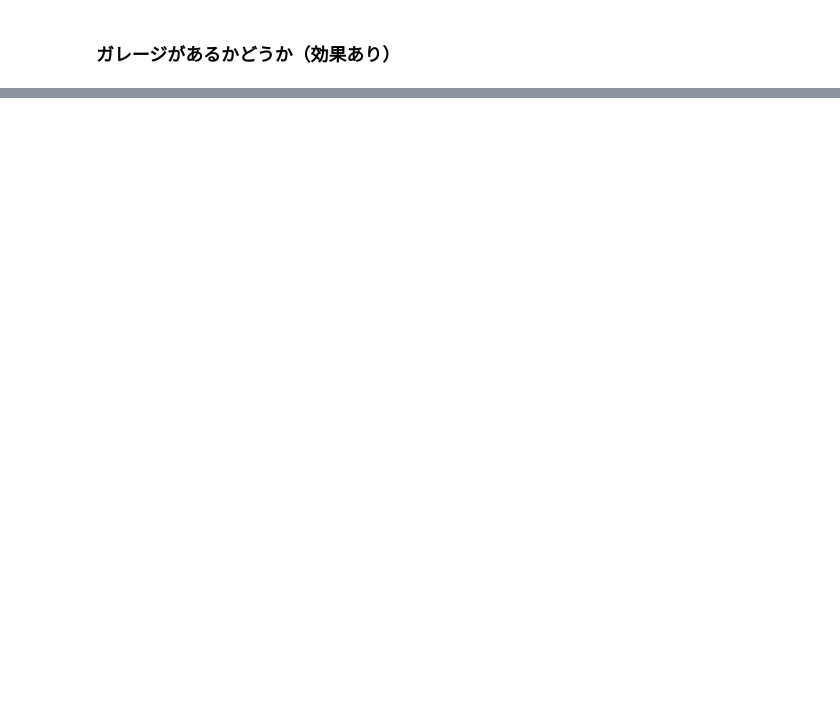
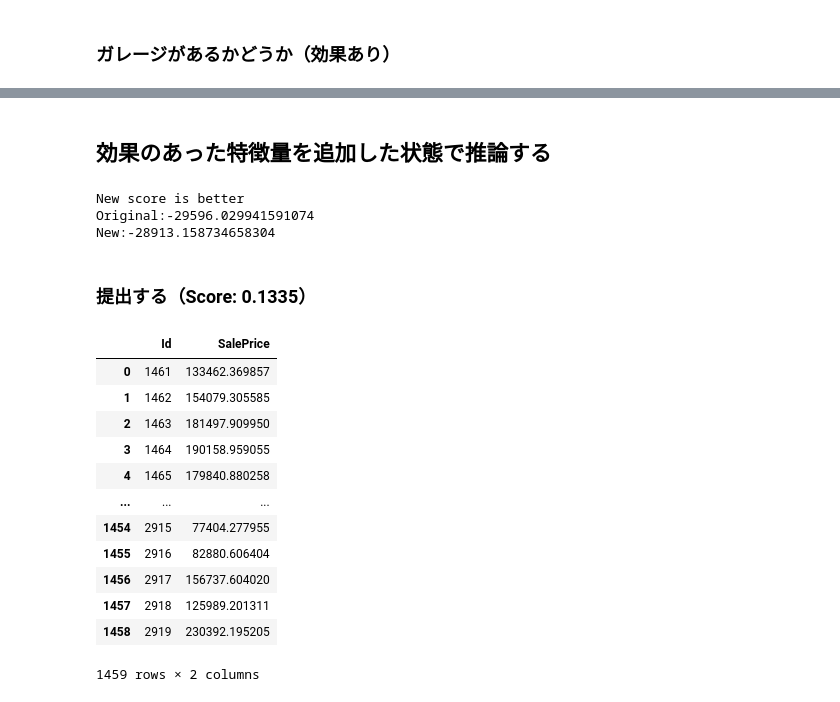
Before and after one commit to ntontonto/kaggle, a Jupyter notebook: house-prices/Feature_Engineering.ipynb, the cells around one changed output, grey strips where cells are left out. Cells and saved outputs as stored; diff of their text form; code cells hidden in the pictures; blank space fills up the shorter version.

Commit message:
追加した特徴量を利用しながら推論した結果、Score: 0.1335でした。

```diff
--- a/house-prices/Feature_Engineering.ipynb
+++ b/house-prices/Feature_Engineering.ipynb
@@ -958,0 +1020,64 @@ New:-29593.303293747304
+# %% [markdown]
+## 効果のあった特徴量を追加した状態で推論する
+# %%
+all_data_fe = all_data.copy()
+
+all_data_fe["YearSinceRemodel"] = all_data_fe["YrSold"] - all_data_fe["YearBuilt"] # ここで新しい特徴量を追加する
+all_data_fe['BsmtFinType1_Unf'] = 1*(all_data_fe['BsmtFinType1'] == 'Unf') # ここで新しい特徴量を追加する
+all_data_fe['HasWoodDeck'] = (all_data_fe['WoodDeckSF'] == 0) * 1 # ここで新しい特徴量を追加する
+all_data_fe['Total_Home_Quality'] = all_data_fe['OverallQual'] + all_data_fe['OverallCond'] # ここで新しい特徴量を追加する
+all_data_fe['TotalSF'] = all_data_fe['TotalBsmtSF'] + all_data_fe['1stFlrSF'] + all_data_fe['2ndFlrSF'] # ここで新しい特徴量を追加する
+all_data_fe['has2ndfloor'] = all_data_fe['2ndFlrSF'].apply(lambda x: 1 if x > 0 else 0) # ここで新しい特徴量を追加する
+all_data_fe['hasgarage'] = all_data_fe['GarageArea'].apply(lambda x: 1 if x > 0 else 0) # ここで新しい特徴量を追加する
+all_data_fe['hasbsmt'] = all_data_fe['TotalBsmtSF'].apply(lambda x: 1 if x > 0 else 0) # ここで新しい特徴量を追加する
+all_data_fe['hasfireplace'] = all_data_fe['Fireplaces'].apply(lambda x: 1 if x > 0 else 0) # ここで新しい特徴量を追加する
+
+categorical_cols, numerical_cols = get_num_cat_column_names(all_data_fe, target)
+skewed_features, numerical_cols = get_skewed_column_names(all_data_fe, numerical_cols)
+preprocessor = ColumnTransformer(transformers=[("num", numeric_transformer, list(set(numerical_cols)-set(skewed_features))), ("cat", categorical_transformer, categorical_cols), ("skew", skewed_transformer, skewed_features)])
+
+all_data_preprocessed = pd.DataFrame(preprocessor.fit_transform(all_data_fe), columns=get_feature_names(preprocessor))
+all_data_preprocessed[target] = list(all_data_fe[target])
+train_X = all_data_preprocessed.iloc[:train.shape[0]][all_data_preprocessed.columns.drop(target)]
+train_y = pd.DataFrame(all_data_preprocessed.iloc[:train.shape[0]][target], columns=[target])
+test_X = all_data_preprocessed.iloc[train.shape[0]:][all_data_preprocessed.columns.drop(target)]
+cv = StratifiedKFold(n_splits=5, shuffle=True, random_state=1)
+model = lgb.LGBMRegressor()
+scores = cross_validate(model, train_X, train_y, scoring='neg_root_mean_squared_error', cv=cv, n_jobs=-1, error_score='raise', return_estimator=False) # model の状態を確認したい場合はreturn_estimator をTrueにする
+new_score = mean(scores["test_score"])
+
+if original_score > new_score:
+  print("Original is better.")
+else:
+  print("New score is better")
+print(f"Original:{score_mean}\nNew:{new_score}")
+# %% [output]
+New score is better
+Original:-29596.029941591074
+New:-28913.158734658304
+# %% [markdown]
+### 提出する（Score: 0.1335）
+# %%
+model.fit(train_X, train_y)
+y_pred = model.predict(test_X)
+y_pred
+output = pd.DataFrame({'Id': test["Id"],
+                       'SalePrice': y_pred})
+
+path = "/content/drive/MyDrive/Colab Notebooks/data/output.csv"
+output.to_csv(path, index=False)
+output
+# %% [output]
+|  | Id | SalePrice |
+| 0 | 1461 | 133462.369857 |
+| 1 | 1462 | 154079.305585 |
+| 2 | 1463 | 181497.909950 |
+| 3 | 1464 | 190158.959055 |
+| 4 | 1465 | 179840.880258 |
+| ... | ... | ... |
+| 1454 | 2915 | 77404.277955 |
+| 1455 | 2916 | 82880.606404 |
+| 1456 | 2917 | 156737.604020 |
+| 1457 | 2918 | 125989.201311 |
+| 1458 | 2919 | 230392.195205 |
+1459 rows × 2 columns
```
Also changed, not shown: parts of 19 cells of this notebook.
